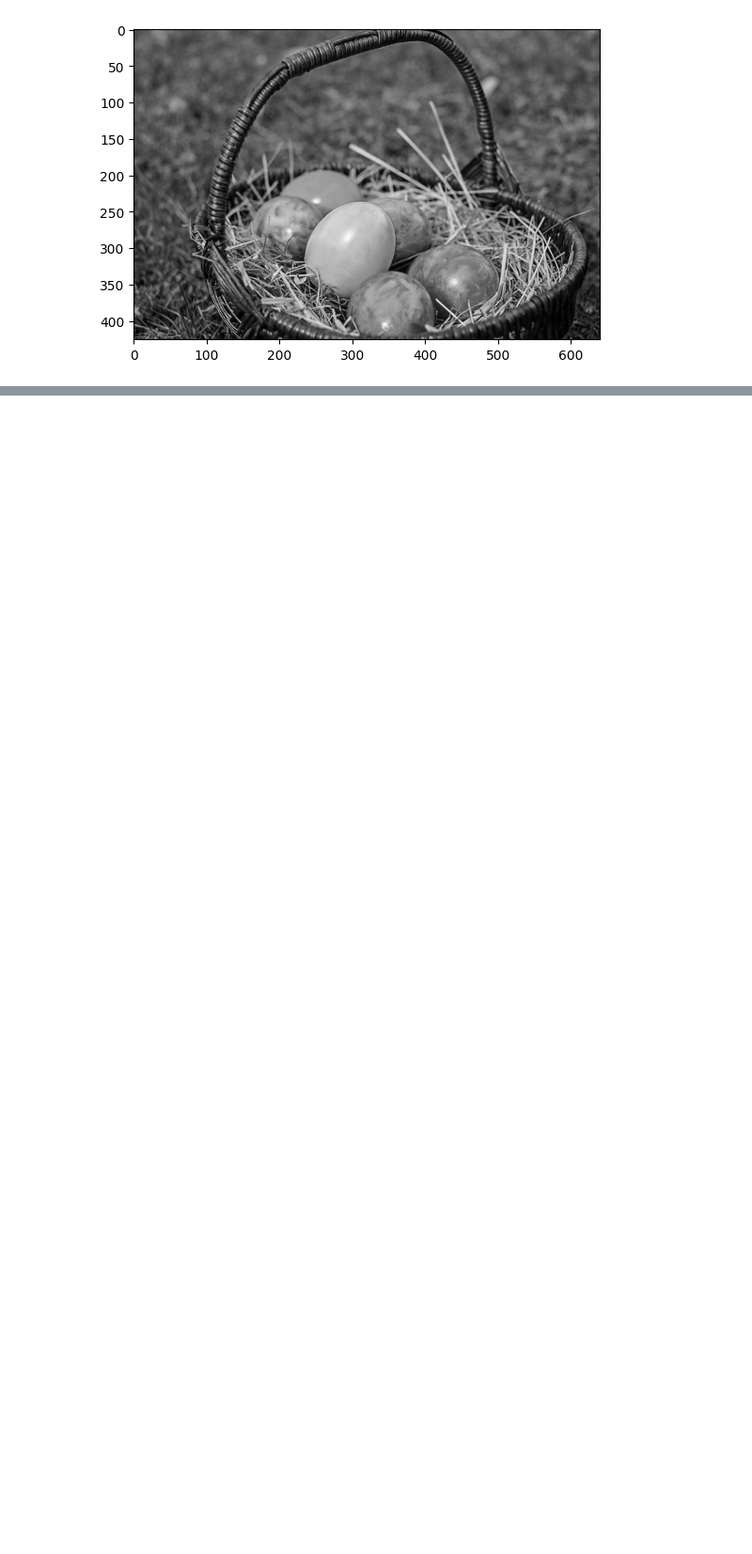
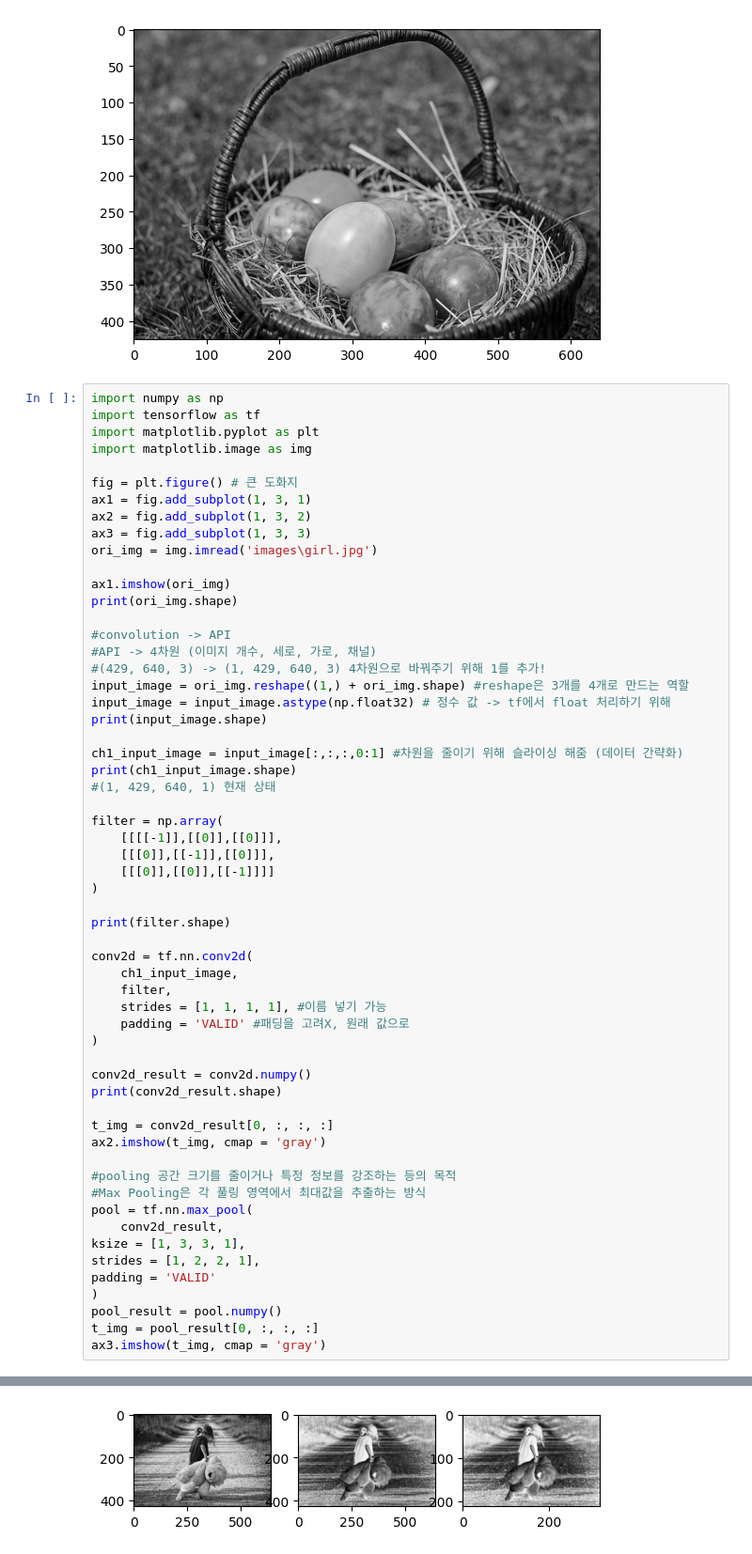
Before and after one commit to LeeGaYeun/Intel, a Jupyter notebook: ML/test.ipynb, the cells around one changed output, grey strips where cells are left out. Shown at 94% size. Saved outputs shown, nothing was run; the diff lists cells and outputs as text; blank space fills up the shorter version.

```diff
--- a/ML/test.ipynb
+++ b/ML/test.ipynb
@@ -36,3 +36,62 @@ plt.show()
 (426, 640)
 [figure]
 [figure]
+# %%
+import numpy as np
+import tensorflow as tf
+import matplotlib.pyplot as plt
+import matplotlib.image as img
+
+fig = plt.figure() # 큰 도화지
+ax1 = fig.add_subplot(1, 3, 1)
+ax2 = fig.add_subplot(1, 3, 2)
+ax3 = fig.add_subplot(1, 3, 3)
+ori_img = img.imread('images\girl.jpg')
+
+ax1.imshow(ori_img)
+print(ori_img.shape)
+
+#convolution -> API
+#API -> 4차원 (이미지 개수, 세로, 가로, 채널)
+#(429, 640, 3) -> (1, 429, 640, 3) 4차원으로 바꿔주기 위해 1를 추가!
+input_image = ori_img.reshape((1,) + ori_img.shape) #reshape은 3개를 4개로 만드는 역할
+input_image = input_image.astype(np.float32) # 정수 값 -> tf에서 float 처리하기 위해
+print(input_image.shape)
+
+ch1_input_image = input_image[:,:,:,0:1] #차원을 줄이기 위해 슬라이싱 해줌 (데이터 간략화)
+print(ch1_input_image.shape)
+#(1, 429, 640, 1) 현재 상태
+
+filter = np.array(
+    [[[[-1]],[[0]],[[0]]],
+    [[[0]],[[-1]],[[0]]],
+    [[[0]],[[0]],[[-1]]]]
+)
+
+print(filter.shape)
+
+conv2d = tf.nn.conv2d(
+    ch1_input_image,
+    filter,
+    strides = [1, 1, 1, 1], #이름 넣기 가능
+    padding = 'VALID' #패딩을 고려X, 원래 값으로
+)
+
+conv2d_result = conv2d.numpy()
+print(conv2d_result.shape)
+
+t_img = conv2d_result[0, :, :, :]
+ax2.imshow(t_img, cmap = 'gray')
+
+#pooling 공간 크기를 줄이거나 특정 정보를 강조하는 등의 목적
+#Max Pooling은 각 풀링 영역에서 최대값을 추출하는 방식
+pool = tf.nn.max_pool(
+    conv2d_result,
+ksize = [1, 3, 3, 1],
+strides = [1, 2, 2, 1],
+padding = 'VALID'
+)
+pool_result = pool.numpy()
+t_img = pool_result[0, :, :, :]
+ax3.imshow(t_img, cmap = 'gray')
+# %% [output]
@@ -38,0 +104 @@ plt.show()
+[figure, added]
```
Also changed, not shown: parts of 2 cells of this notebook.
